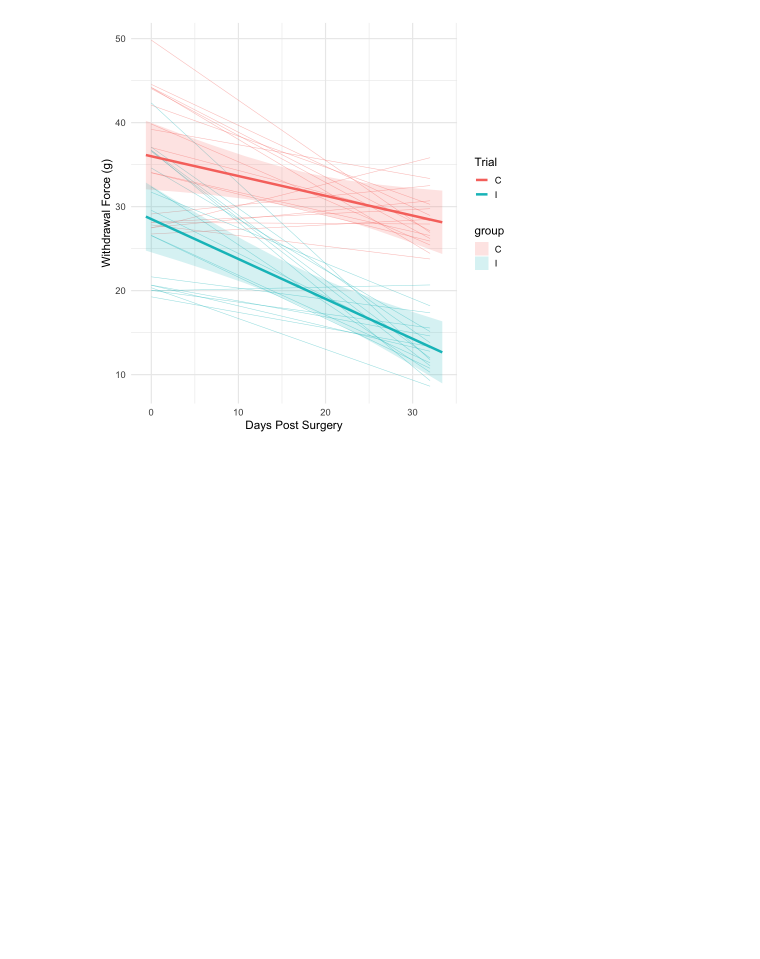
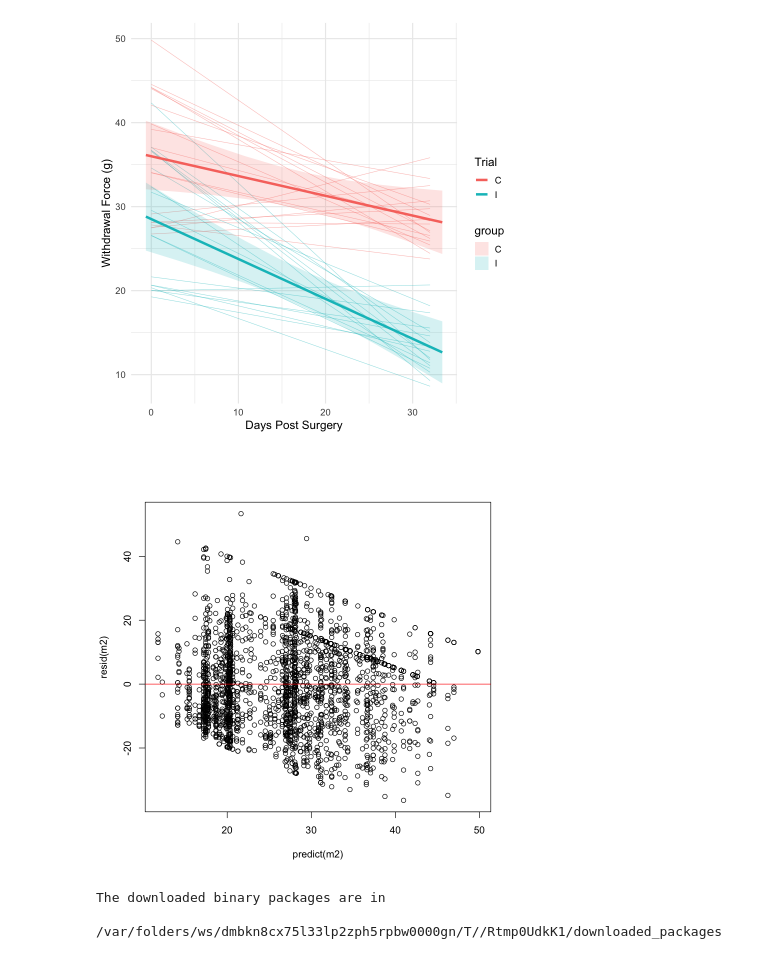
Before and after one commit to Annabeth2505/von_frey_eda, a Jupyter notebook: plots/EDA.ipynb, the cells around one changed output. Drawn from its saved outputs; the diff is of its cells as text; code cells hidden in the pictures; blank space fills up the shorter version.

```diff
--- a/plots/EDA.ipynb
+++ b/plots/EDA.ipynb
@@ -343,3 +343,13 @@ ggplot() +
   theme_minimal(base_size = 14)
 # %% [output]
 [figure]
+# %%
+plot(predict(m2), resid(m2))
+abline(h = 0, col = "red")
+# %% [output]
+[figure, added]
+# %%
+install.packages("MuMIn")
+# %% [output]
+The downloaded binary packages are in
+        /var/folders/ws/dmbkn8cx75l33lp2zph5rpbw0000gn/T//Rtmp0UdkK1/downloaded_packages
```
Also changed, not shown: parts of 35 cells of this notebook, 11 other files.
